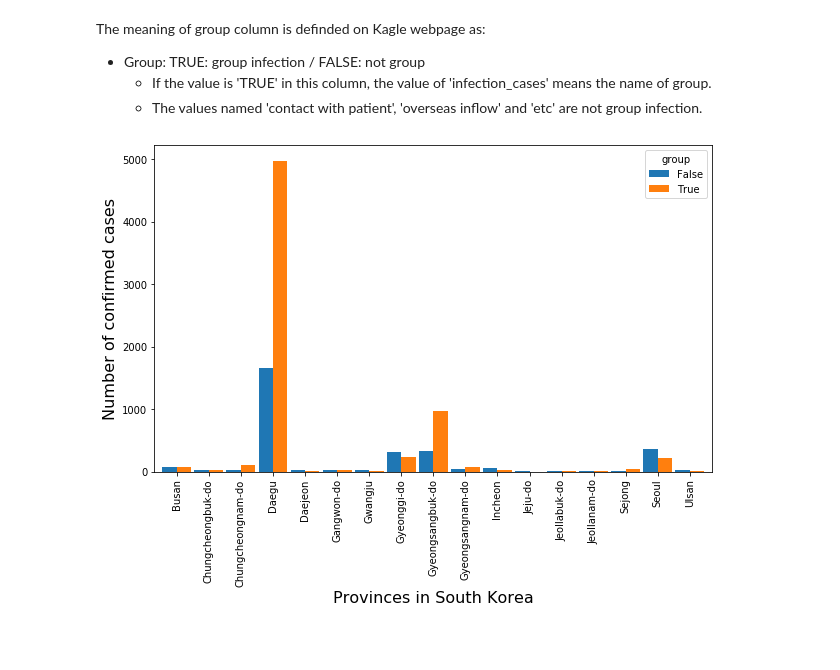
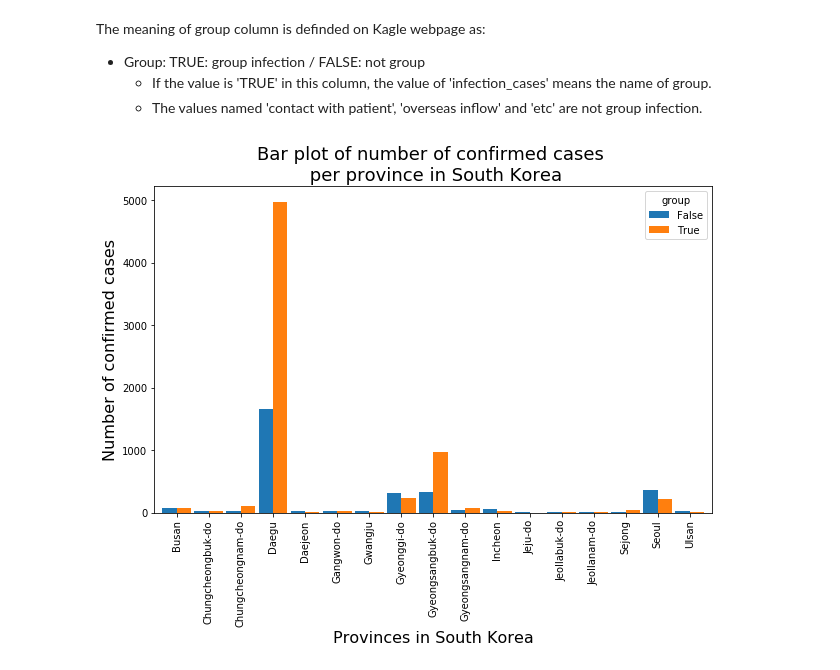
Before and after one commit to matlija/Bootcamp-Data-Analysis-pyladies-2020, a Jupyter notebook: Week3-Assignment.ipynb, the cells around one changed output. Saved outputs shown, nothing was run; the diff lists cells and outputs as text; code cells hidden in the pictures; blank space fills up the shorter version.

```diff
--- a/Week3-Assignment.ipynb
+++ b/Week3-Assignment.ipynb
@@ -223,9 +223,10 @@ The meaning of group column is definded on Kagle webpage as:
 # %%
 # plot
 group = df.groupby(['group', 'province'])['confirmed'].sum().sort_values()
 group_plot = group.unstack(0).plot.bar(width=0.9, figsize = (10,6))
 group_plot.set_xlabel("Provinces in South Korea", fontsize=16)
 group_plot.set_ylabel("Number of confirmed cases", fontsize=16)
-plt.show ()
+group_plot.set_title('Bar plot of number of confirmed cases \n per province in South Korea', fontsize= 18)
+plt.show();
 # %% [output]
-[figure, old version]
+[figure, new version]
```
Also changed, not shown: 5 other files.
